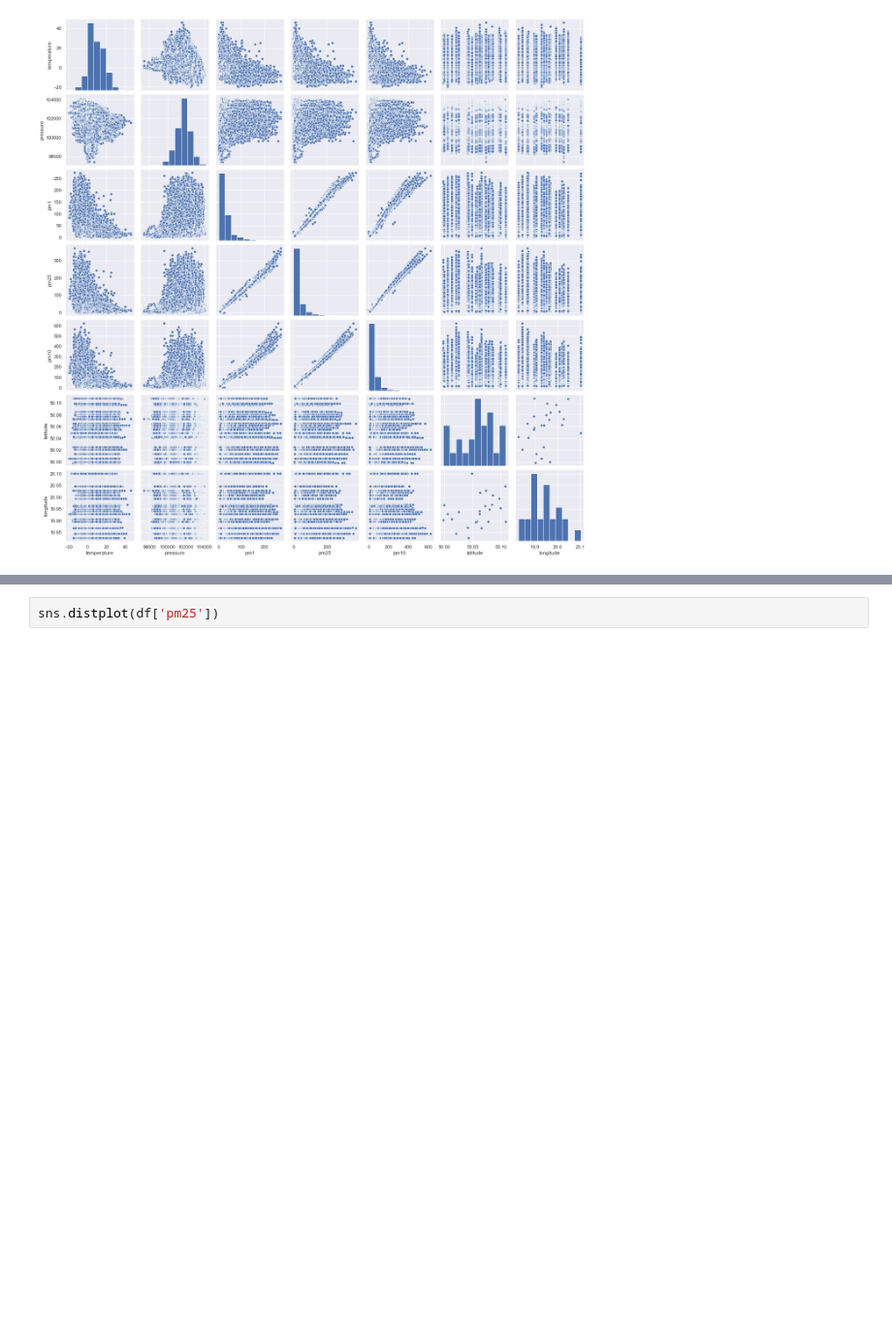
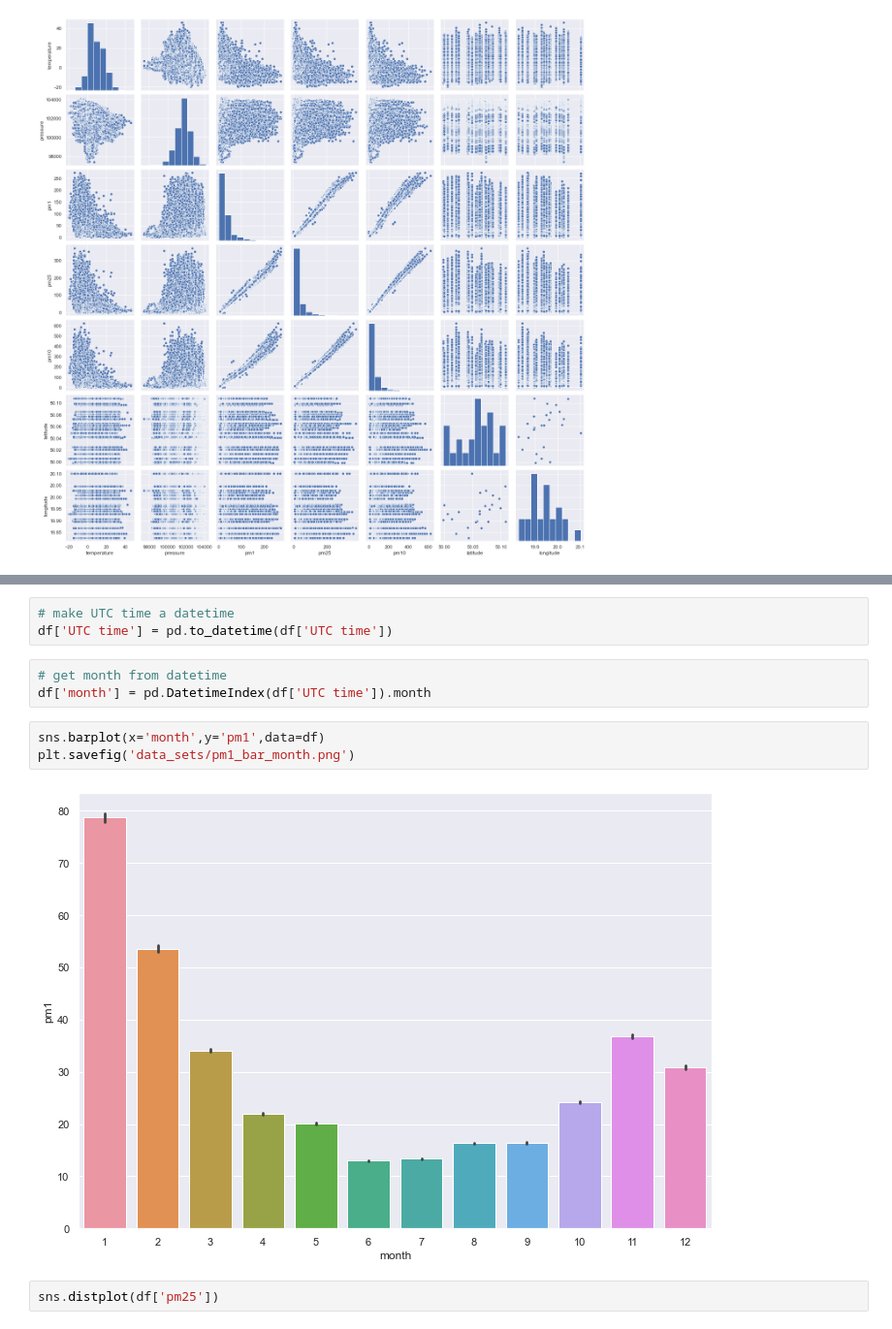
Before and after one commit to Panasak/Krakow_Air_Project, a Jupyter notebook: krakow_air_eda.ipynb, the cells around one changed output, grey strips where cells are left out. Shown at 97% size. Cells and saved outputs as stored; diff of their text form; blank space fills up the shorter version.

```diff
--- a/krakow_air_eda.ipynb
+++ b/krakow_air_eda.ipynb
@@ -42,4 +42,15 @@ sns.distplot(df['pm1'])
 [figure]
+# %%
+# make UTC time a datetime
+df['UTC time'] = pd.to_datetime(df['UTC time'])
+# %%
+# get month from datetime
+df['month'] = pd.DatetimeIndex(df['UTC time']).month
+# %%
+sns.barplot(x='month',y='pm1',data=df)
+plt.savefig('data_sets/pm1_bar_month.png')
+# %% [output]
+[figure, added]
 # %%
 sns.distplot(df['pm25'])
 # %% [output]
```
Also changed, not shown: parts of 4 cells of this notebook, 3 other files.
